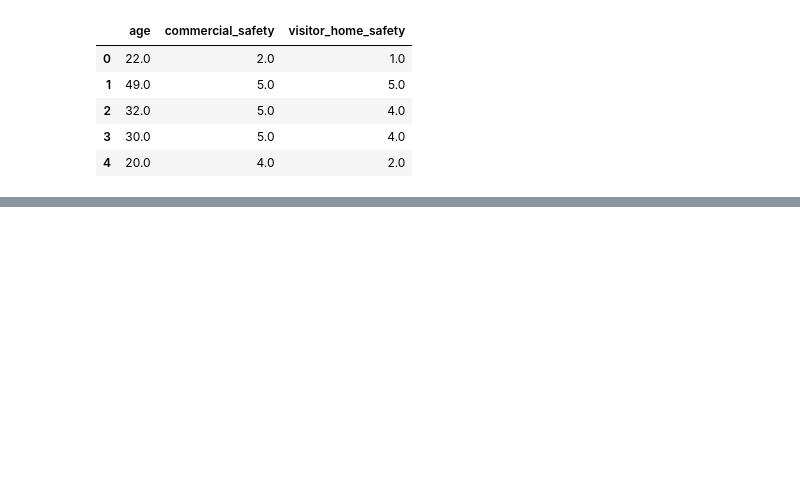
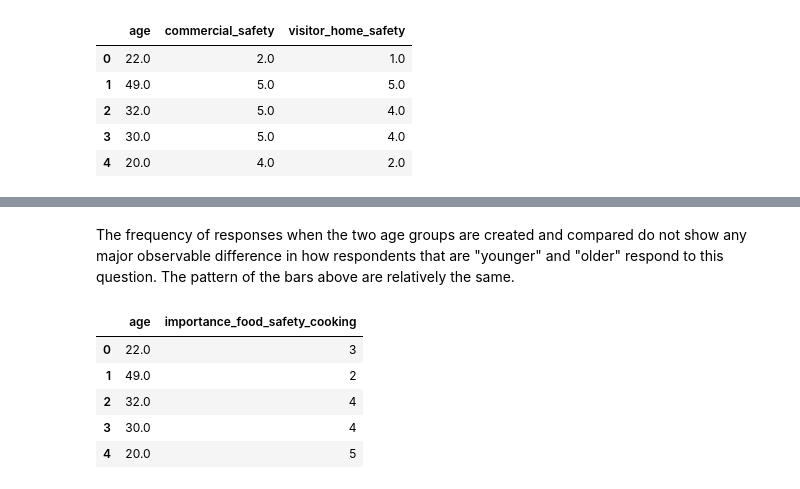
Before and after one commit to bjd9/washmeat, a Jupyter notebook: DEA_washmeat.ipynb, the cells around one changed output, grey strips where cells are left out. Cells and saved outputs as stored; diff of their text form; code cells hidden in the pictures; blank space fills up the shorter version.

```diff
--- a/DEA_washmeat.ipynb
+++ b/DEA_washmeat.ipynb
@@ -1277,0 +1312,14 @@ safety_compare_age.head()
+# %% [markdown]
+The frequency of responses when the two age groups are created and compared do not show any major observable difference in how respondents that are "younger" and "older" respond to this question. The pattern of the bars above are relatively the same.
+# %%
+# overall safety by age
+overall_safety_age = df_survey.copy()
+overall_safety_age = overall_safety_age[['age','importance_food_safety_cooking']]
+overall_safety_age.head()
+# %% [output]
+|  | age | importance_food_safety_cooking |
+| 0 | 22.0 | 3 |
+| 1 | 49.0 | 2 |
+| 2 | 32.0 | 4 |
+| 3 | 30.0 | 4 |
+| 4 | 20.0 | 5 |
```
Also changed, not shown: parts of 10 cells of this notebook, 1 other file.
